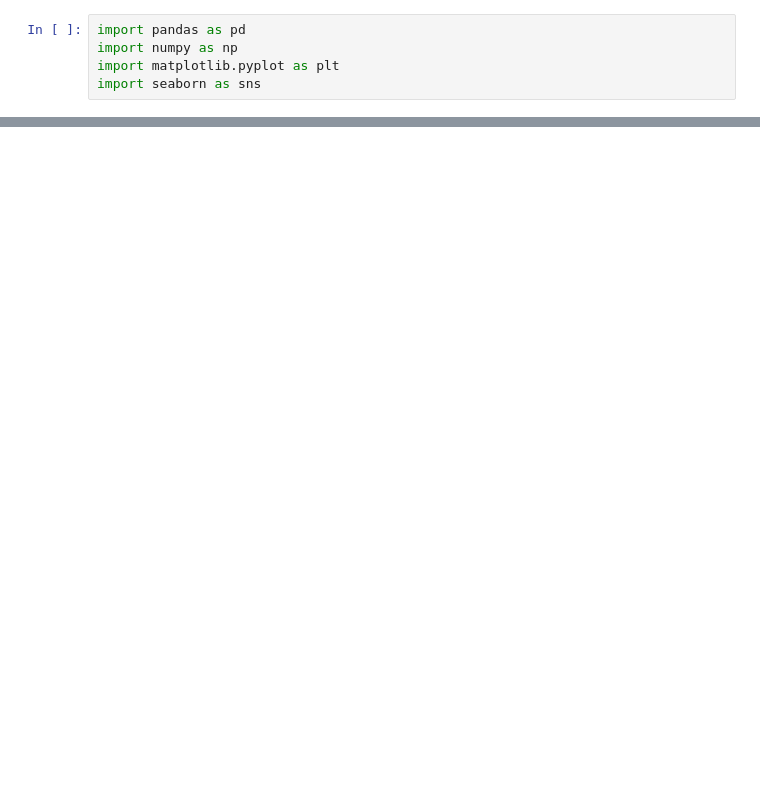
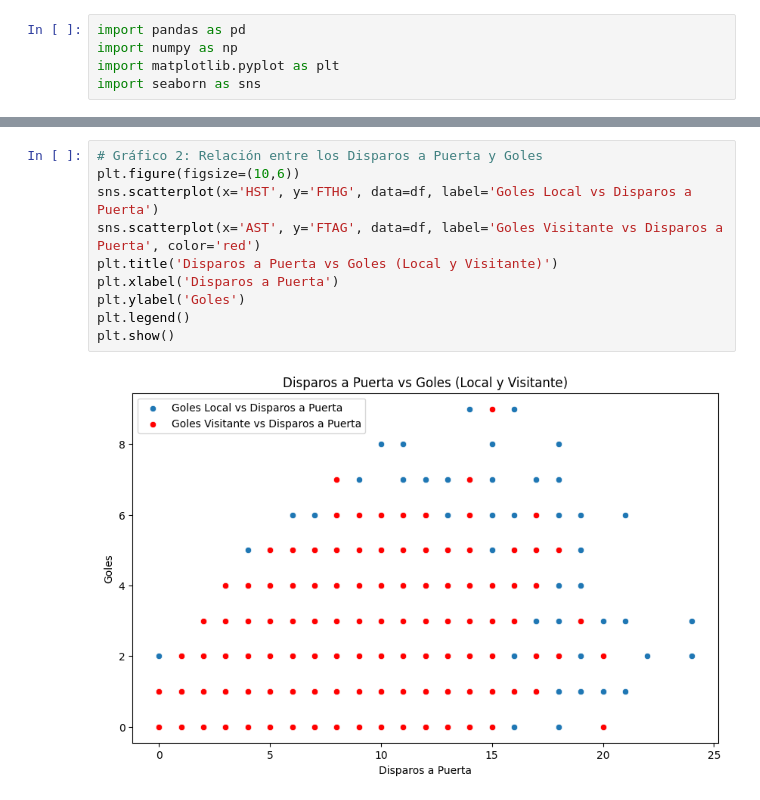
Before and after one commit to MarianoNaveyra/DataScience, a Jupyter notebook: Proyecto_Partell_Naveyra.ipynb, the cells around one changed output, grey strips where cells are left out. Drawn from its saved outputs; the diff is of its cells as text; blank space fills up the shorter version.

```diff
--- a/Proyecto_Partell_Naveyra.ipynb
+++ b/Proyecto_Partell_Naveyra.ipynb
@@ -208,0 +68,12 @@ plt.show()
+# %%
+# Gráfico 2: Relación entre los Disparos a Puerta y Goles
+plt.figure(figsize=(10,6))
+sns.scatterplot(x='HST', y='FTHG', data=df, label='Goles Local vs Disparos a Puerta')
+sns.scatterplot(x='AST', y='FTAG', data=df, label='Goles Visitante vs Disparos a Puerta', color='red')
+plt.title('Disparos a Puerta vs Goles (Local y Visitante)')
+plt.xlabel('Disparos a Puerta')
+plt.ylabel('Goles')
+plt.legend()
+plt.show()
+# %% [output]
+[figure, added]
```
Also changed, not shown: parts of 18 cells of this notebook.
